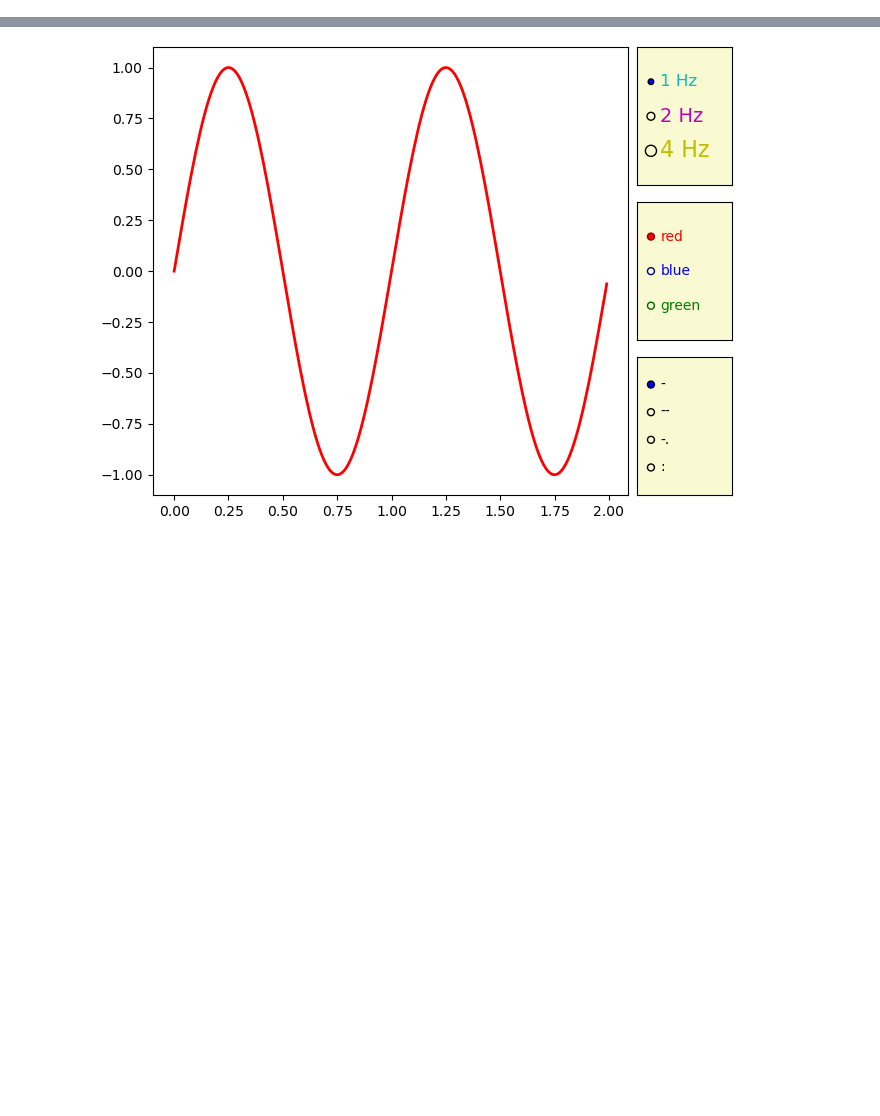
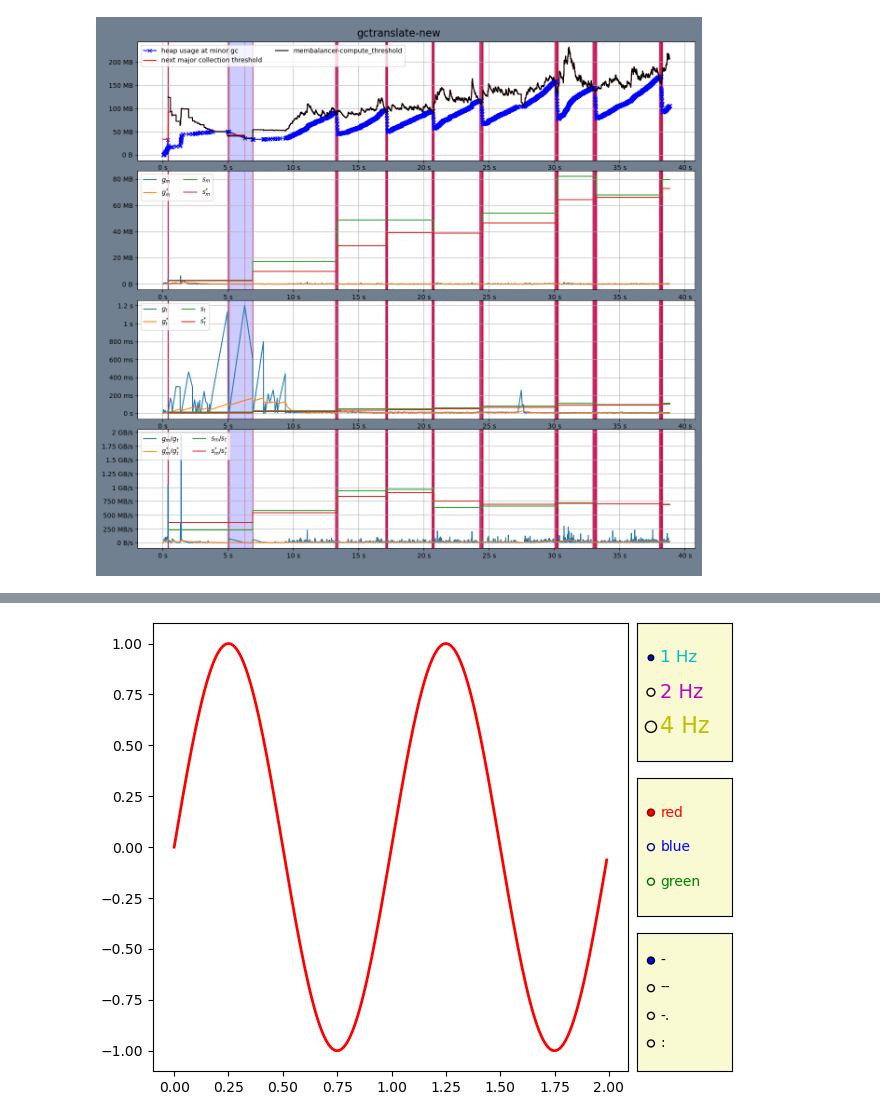
Before and after one commit to enisik/Bachelorarbeit-Skripte, a Jupyter notebook: plots.ipynb, the cells around one changed output, grey strips where cells are left out. Drawn from its saved outputs; the diff is of its cells as text; code cells hidden in the pictures; blank space fills up the shorter version.

```diff
--- a/plots.ipynb
+++ b/plots.ipynb
@@ -22 +22,6 @@ plot_full_gc_info(gctranslate_data, "gcbench", 4)
+# %%
+gctranslate2_data = LogData("logs/gctranslate-new")
+plot_full_gc_info(gctranslate2_data, "gctranslate-new", 4)
+# %% [output]
+[figure, added]
 # %%
```
Also changed, not shown: parts of 4 cells of this notebook, 2 other files.
